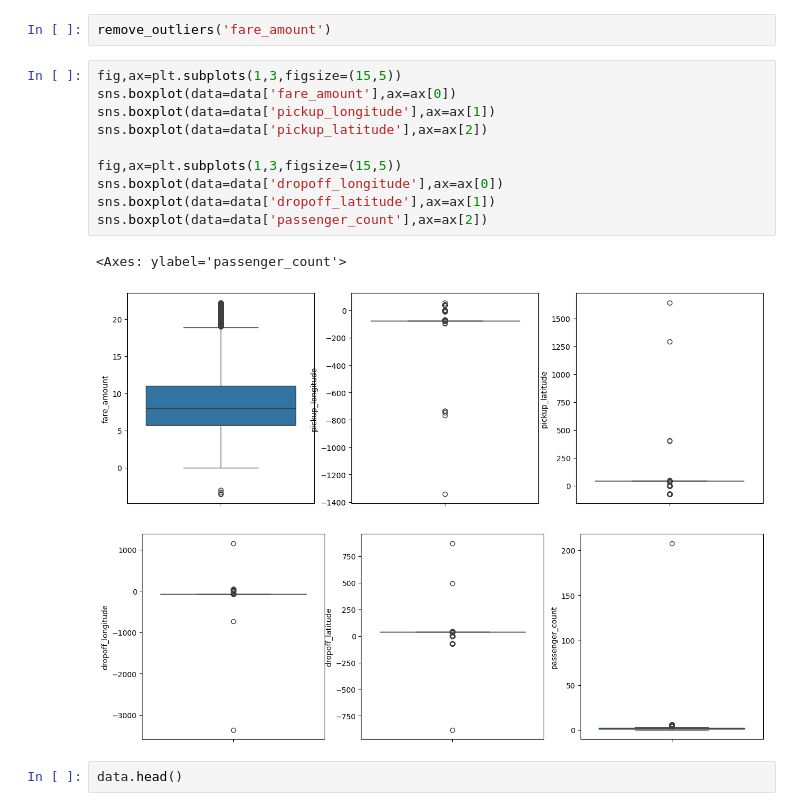
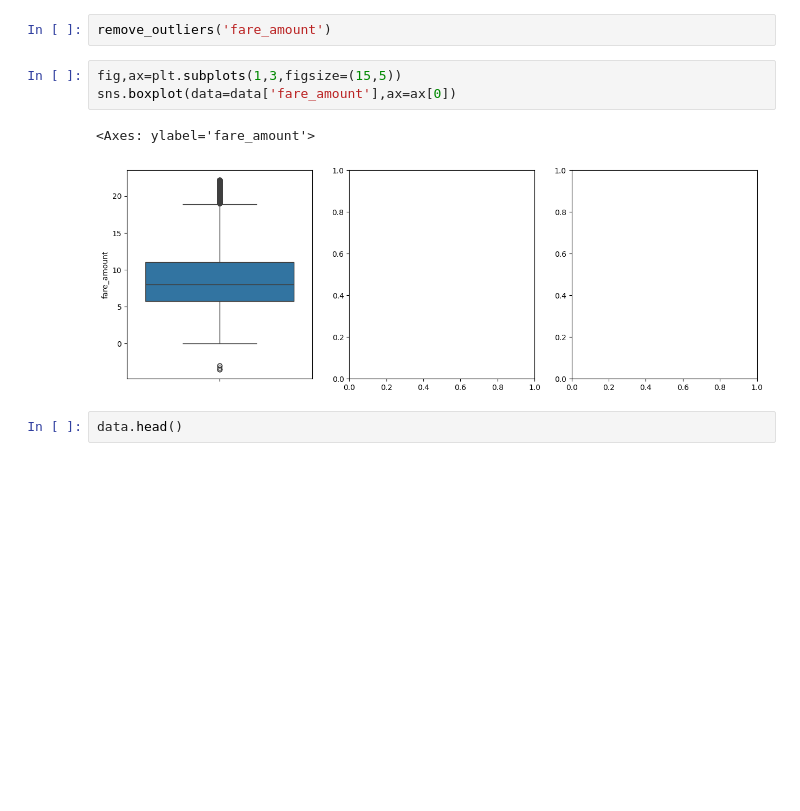
Before and after one commit to AbhinandanPatil02/BE_Assignments, a Jupyter notebook: ML/Assignment1.ipynb, the cells around one changed output. Drawn from its saved outputs; the diff is of its cells as text; blank space fills up the shorter version.

```diff
--- a/ML/Assignment1.ipynb
+++ b/ML/Assignment1.ipynb
@@ -129,17 +119,9 @@ remove_outliers('fare_amount')
 # %%
 fig,ax=plt.subplots(1,3,figsize=(15,5))
 sns.boxplot(data=data['fare_amount'],ax=ax[0])
-sns.boxplot(data=data['pickup_longitude'],ax=ax[1])
-sns.boxplot(data=data['pickup_latitude'],ax=ax[2])
-
-fig,ax=plt.subplots(1,3,figsize=(15,5))
-sns.boxplot(data=data['dropoff_longitude'],ax=ax[0])
-sns.boxplot(data=data['dropoff_latitude'],ax=ax[1])
-sns.boxplot(data=data['passenger_count'],ax=ax[2])
 # %% [output]
-<Axes: ylabel='passenger_count'>
+<Axes: ylabel='fare_amount'>
-[figure, old version]
+[figure, new version]
-[figure, removed]
 # %%
 data.head()
 # %% [output]
```
Also changed, not shown: parts of 3 cells of this notebook, 1 other file.
